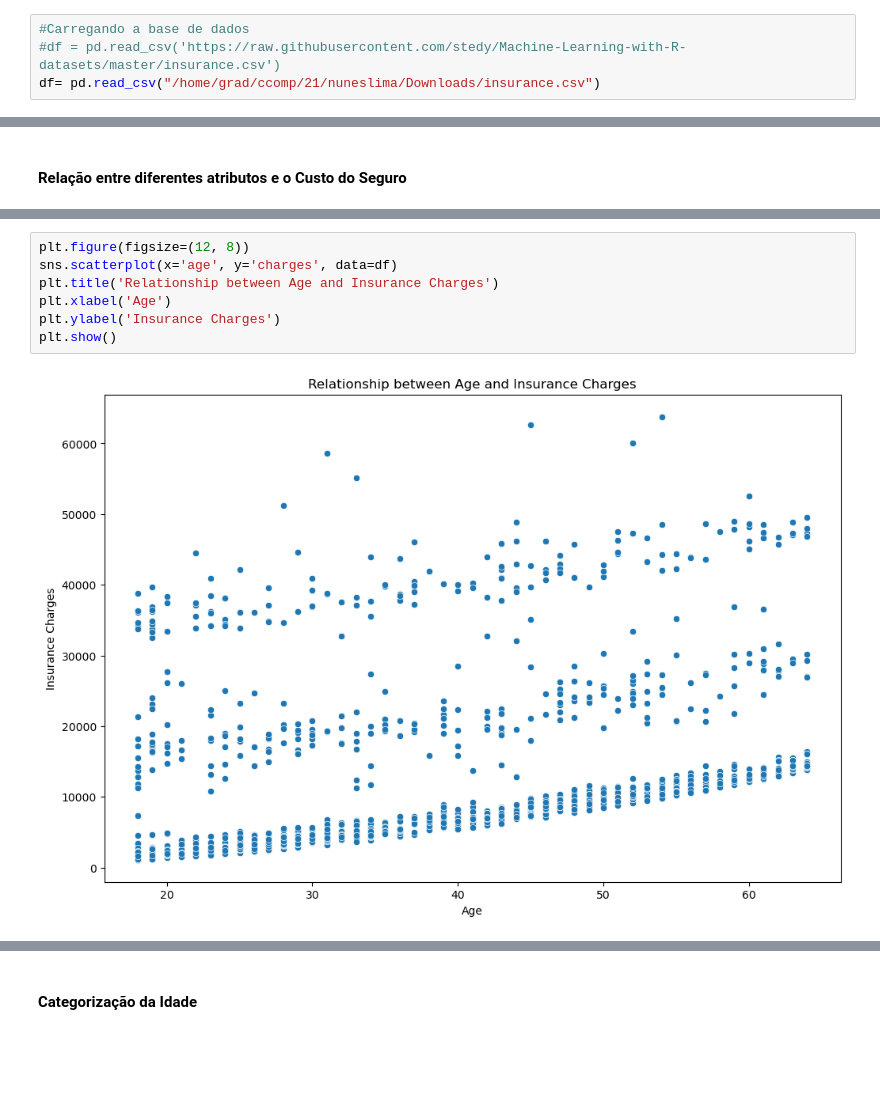
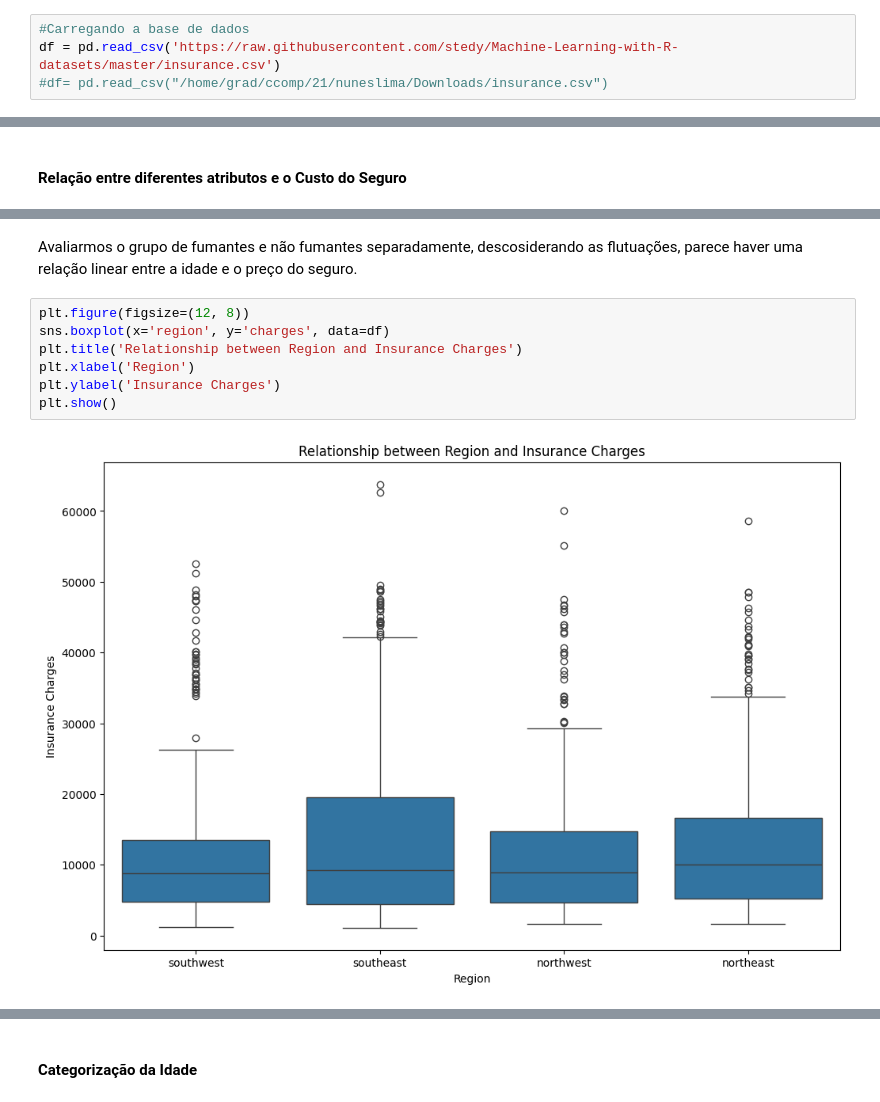
Before and after one commit to raularaju/Regression_DM, a Jupyter notebook: main.ipynb, the cells around one changed output, grey strips where cells are left out. Saved outputs shown, nothing was run; the diff lists cells and outputs as text; blank space fills up the shorter version.

```diff
--- a/main.ipynb
+++ b/main.ipynb
@@ -49,8 +57,8 @@ from sklearn.model_selection import train_test_split
 #### Carregar CSV
 # %%
 #Carregando a base de dados
-#df = pd.read_csv('https://raw.githubusercontent.com/stedy/Machine-Learning-with-R-datasets/master/insurance.csv')
-df= pd.read_csv("/home/grad/ccomp/21/nuneslima/Downloads/insurance.csv")
+df = pd.read_csv('https://raw.githubusercontent.com/stedy/Machine-Learning-with-R-datasets/master/insurance.csv')
+#df= pd.read_csv("/home/grad/ccomp/21/nuneslima/Downloads/insurance.csv")
 # %% [markdown]
 #### Explorar o Dataframe
 # %%
@@ -240,9 +268,11 @@ plt.show()
+# %% [markdown]
+Avaliarmos o grupo de fumantes e não fumantes separadamente, descosiderando as flutuações,  parece haver uma relação linear entre a idade e o preço do seguro.
 # %%
 plt.figure(figsize=(12, 8))
-sns.scatterplot(x='age', y='charges', data=df)
-plt.title('Relationship between Age and Insurance Charges')
-plt.xlabel('Age')
+sns.boxplot(x='region', y='charges', data=df)
+plt.title('Relationship between Region and Insurance Charges')
+plt.xlabel('Region')
 plt.ylabel('Insurance Charges')
 plt.show()
 # %% [output]
-[figure, old version]
+[figure, new version]
```
Also changed, not shown: parts of 38 cells of this notebook.
